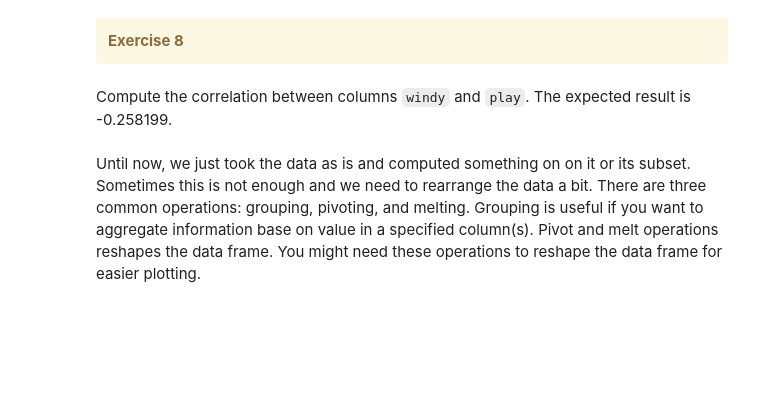
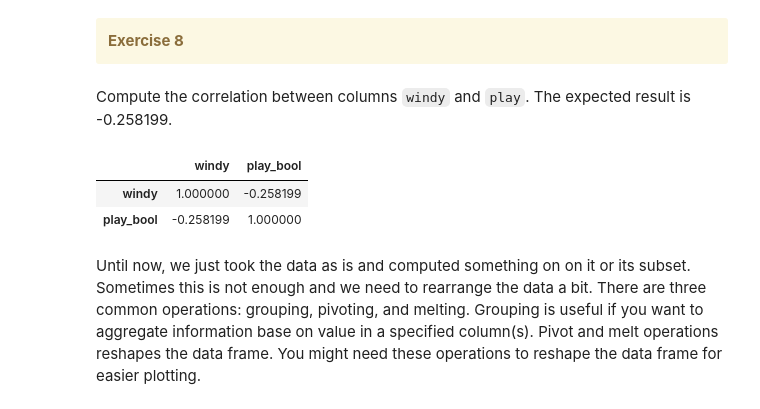
Before and after one commit to michalmokros/IB031, a Jupyter notebook: seminar01/tutorial01.ipynb, the cells around one changed output. Drawn from its saved outputs; the diff is of its cells as text; code cells hidden in the pictures; blank space fills up the shorter version.

```diff
--- a/seminar01/tutorial01.ipynb
+++ b/seminar01/tutorial01.ipynb
@@ -441,6 +449,12 @@ weather
 Compute the correlation between columns `windy` and `play`. The expected result is -0.258199.
 # %%
 # TODO: your code goes here...
+weather['play_bool'] = weather.play == "yes"
+weather[['windy', 'play_bool']].corr()
+# %% [output]
+|  | windy | play_bool |
+| windy | 1.000000 | -0.258199 |
+| play_bool | -0.258199 | 1.000000 |
 # %% [markdown]
 Until now, we just took the data as is and computed something on on it or its subset. Sometimes this is not enough and we need to rearrange the data a bit. There are three common operations: grouping, pivoting, and melting. Grouping is useful if you want to aggregate information base on value in a specified column(s). Pivot and melt operations reshapes the data frame. You might need these operations to reshape the data frame for easier plotting.
 # %%
```
Also changed, not shown: parts of 7 cells of this notebook.
